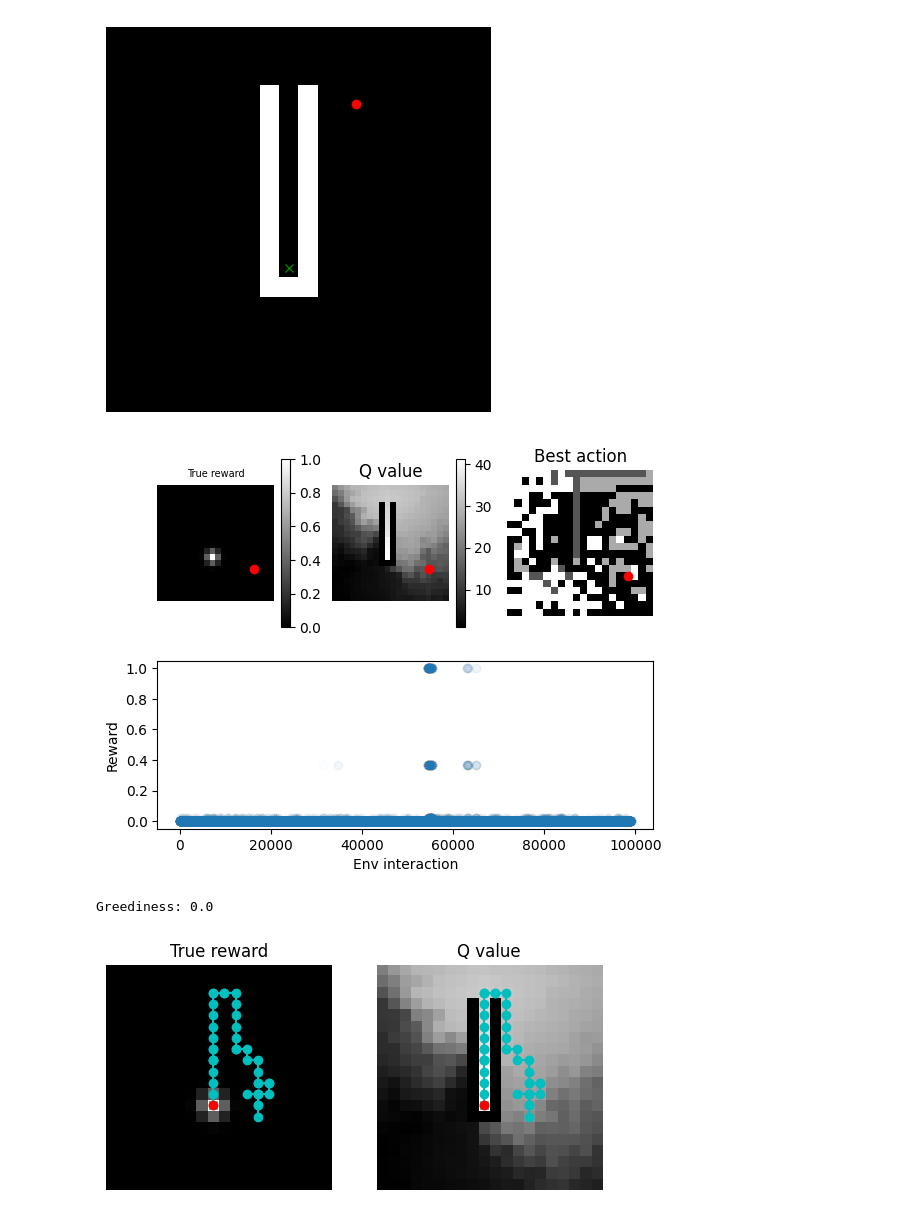
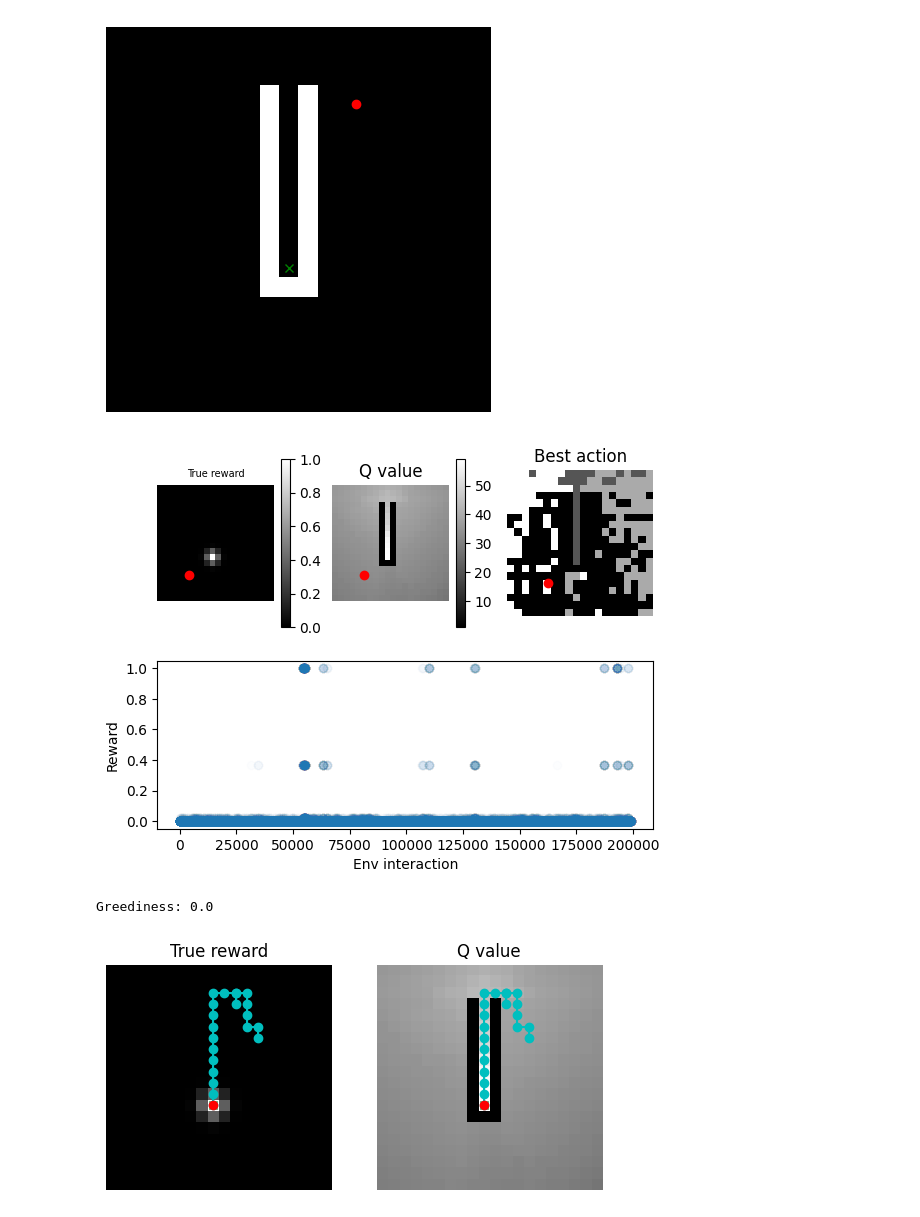
Before and after one commit to Alex427427427/2023_SRP_long_horizon, a Jupyter notebook: 2D_world/1_grid_env_collect_demo.ipynb, the cells around one changed output. Drawn from its saved outputs; the diff is of its cells as text; code cells hidden in the pictures.

```diff
--- a/2D_world/1_grid_env_collect_demo.ipynb
+++ b/2D_world/1_grid_env_collect_demo.ipynb
@@ -38,9 +38,9 @@ env.plot()
 # %%
 #Create new env with estimated reward and train agent
 new_env = GridEnv(move_penalty=0.0, collision_penalty=0.0)
-newQ = new_env.value_iteration(iters=100000, alpha=0.5,gamma=0.99,final_greediness=0.0,eps_anneal=True,disp=True,plot_freq=1000)
+newQ = new_env.value_iteration(iters=200000, alpha=0.5,gamma=0.99,final_greediness=0.0,eps_anneal=True,disp=True,plot_freq=1000)
 # %% [output]
-[figure, old version]
+[figure, new version]
 Greediness: 0.0
 # %%
 # save the new Q as a pickle file
@@ -51,7 +51,7 @@ with open(filename, "wb") as f:
 # Test agent on original world
 rsum,traj = new_env.test_value(newQ,steps=100,disp=True, greediness=0.8)
 # %% [output]
-[figure, old version]
+[figure, new version]
 # %%
 # collect trajectories from 1000 episodes
 trajs = []
```
Also changed, not shown: parts of 2 cells of this notebook, 31 other files.
